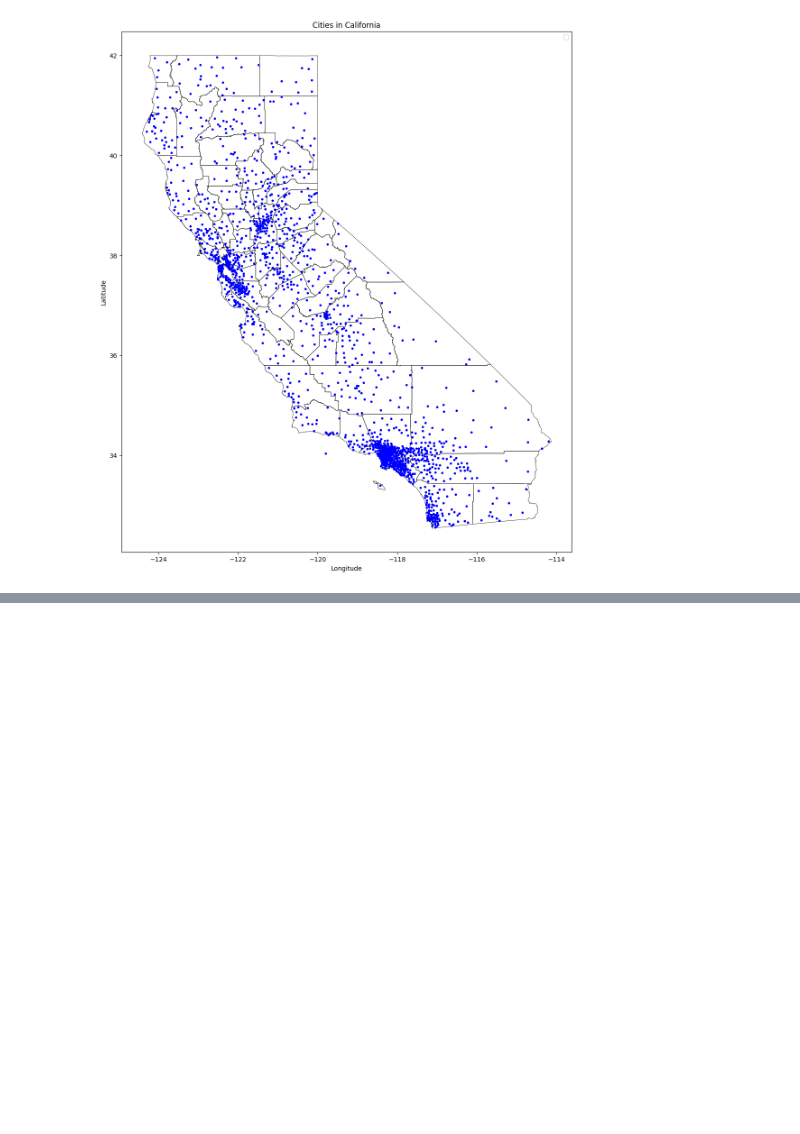
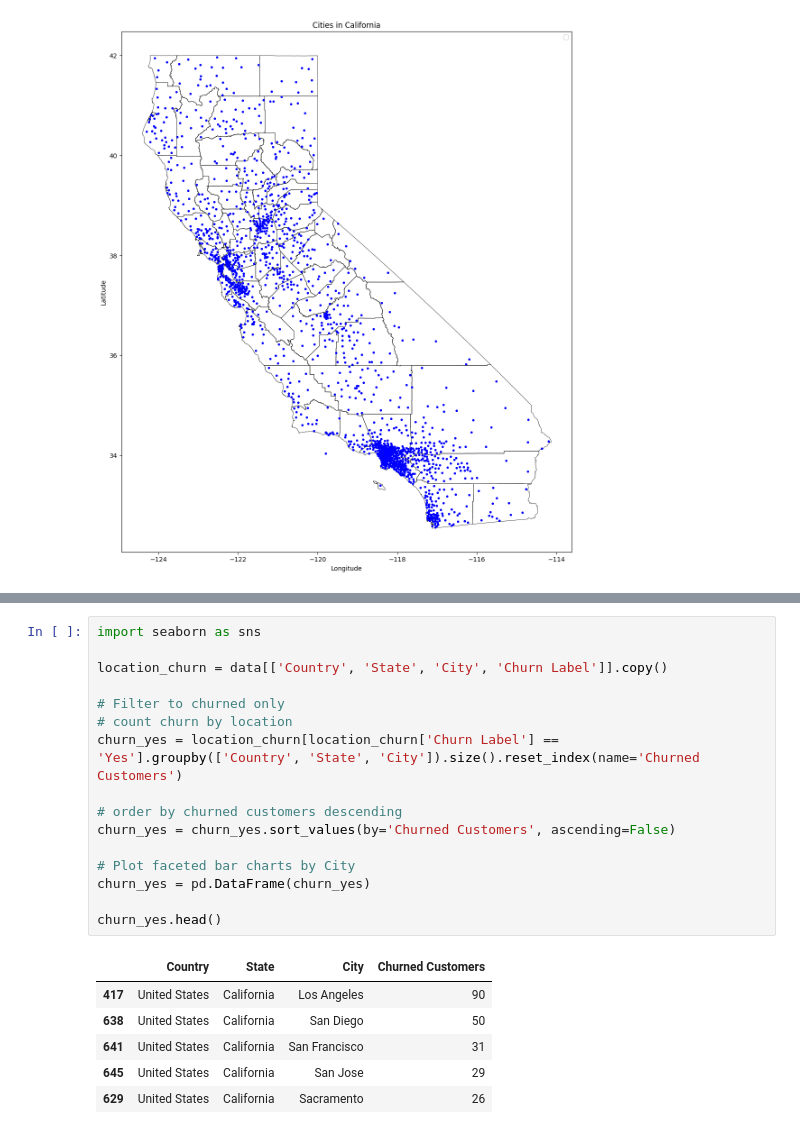
Before and after one commit to damunza/Customer_churn_story, a Jupyter notebook: python/analysis.ipynb, the cells around one changed output, grey strips where cells are left out. Drawn from its saved outputs; the diff is of its cells as text; blank space fills up the shorter version.

Commit message:
churn by descending

```diff
--- a/python/analysis.ipynb
+++ b/python/analysis.ipynb
@@ -384,0 +385,23 @@ and
+# %%
+import seaborn as sns
+
+location_churn = data[['Country', 'State', 'City', 'Churn Label']].copy()
+
+# Filter to churned only
+# count churn by location
+churn_yes = location_churn[location_churn['Churn Label'] == 'Yes'].groupby(['Country', 'State', 'City']).size().reset_index(name='Churned Customers')
+
+# order by churned customers descending
+churn_yes = churn_yes.sort_values(by='Churned Customers', ascending=False)
+
+# Plot faceted bar charts by City
+churn_yes = pd.DataFrame(churn_yes)
+
+churn_yes.head()
+# %% [output]
+|  | Country | State | City | Churned Customers |
+| 417 | United States | California | Los Angeles | 90 |
+| 638 | United States | California | San Diego | 50 |
+| 641 | United States | California | San Francisco | 31 |
+| 645 | United States | California | San Jose | 29 |
+| 629 | United States | California | Sacramento | 26 |
```
Also changed, not shown: parts of 5 cells of this notebook.
